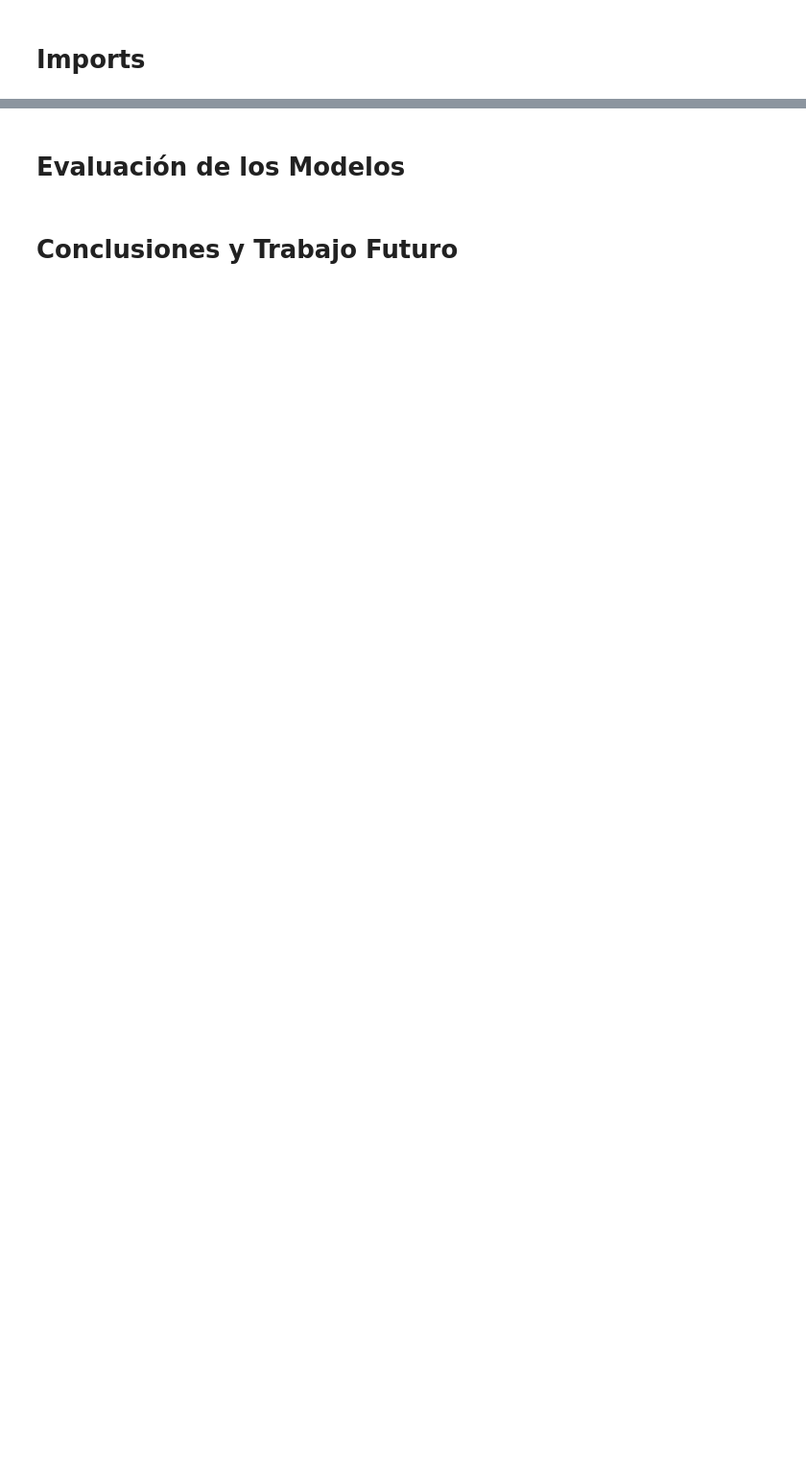
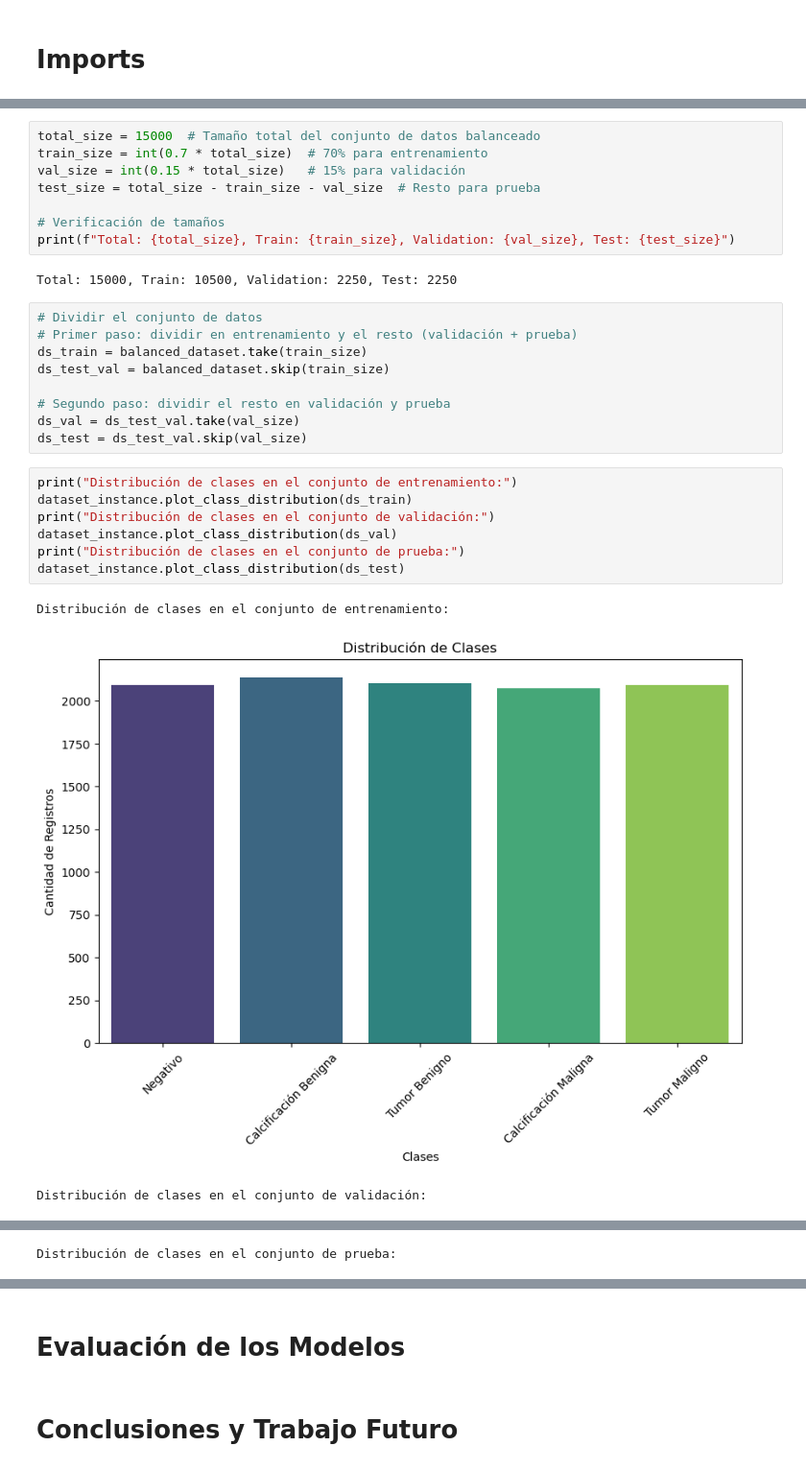
Before and after one commit to MalenaConstancio/mammography_proyect, a Jupyter notebook: mammography_proyect.ipynb, the cells around one changed output, grey strips where cells are left out. Shown at 96% size. Saved outputs shown, nothing was run; the diff lists cells and outputs as text; blank space fills up the shorter version.

```diff
--- a/mammography_proyect.ipynb
+++ b/mammography_proyect.ipynb
@@ -94,0 +265,30 @@ Total labels loaded: 55885
+# %%
+total_size = 15000  # Tamaño total del conjunto de datos balanceado
+train_size = int(0.7 * total_size)  # 70% para entrenamiento
+val_size = int(0.15 * total_size)   # 15% para validación
+test_size = total_size - train_size - val_size  # Resto para prueba
+
+# Verificación de tamaños
+print(f"Total: {total_size}, Train: {train_size}, Validation: {val_size}, Test: {test_size}")
+# %% [output]
+Total: 15000, Train: 10500, Validation: 2250, Test: 2250
+# %%
+# Dividir el conjunto de datos
+# Primer paso: dividir en entrenamiento y el resto (validación + prueba)
+ds_train = balanced_dataset.take(train_size)
+ds_test_val = balanced_dataset.skip(train_size)
+
+# Segundo paso: dividir el resto en validación y prueba
+ds_val = ds_test_val.take(val_size)
+ds_test = ds_test_val.skip(val_size)
+# %%
+print("Distribución de clases en el conjunto de entrenamiento:")
+dataset_instance.plot_class_distribution(ds_train)
+print("Distribución de clases en el conjunto de validación:")
+dataset_instance.plot_class_distribution(ds_val)
+print("Distribución de clases en el conjunto de prueba:")
+dataset_instance.plot_class_distribution(ds_test)
+# %% [output]
+Distribución de clases en el conjunto de entrenamiento:
+[figure, added]
+Distribución de clases en el conjunto de validación:
@@ -94,0 +296 @@ Total labels loaded: 55885
+Distribución de clases en el conjunto de prueba:
```
Also changed, not shown: parts of 30 cells of this notebook.
